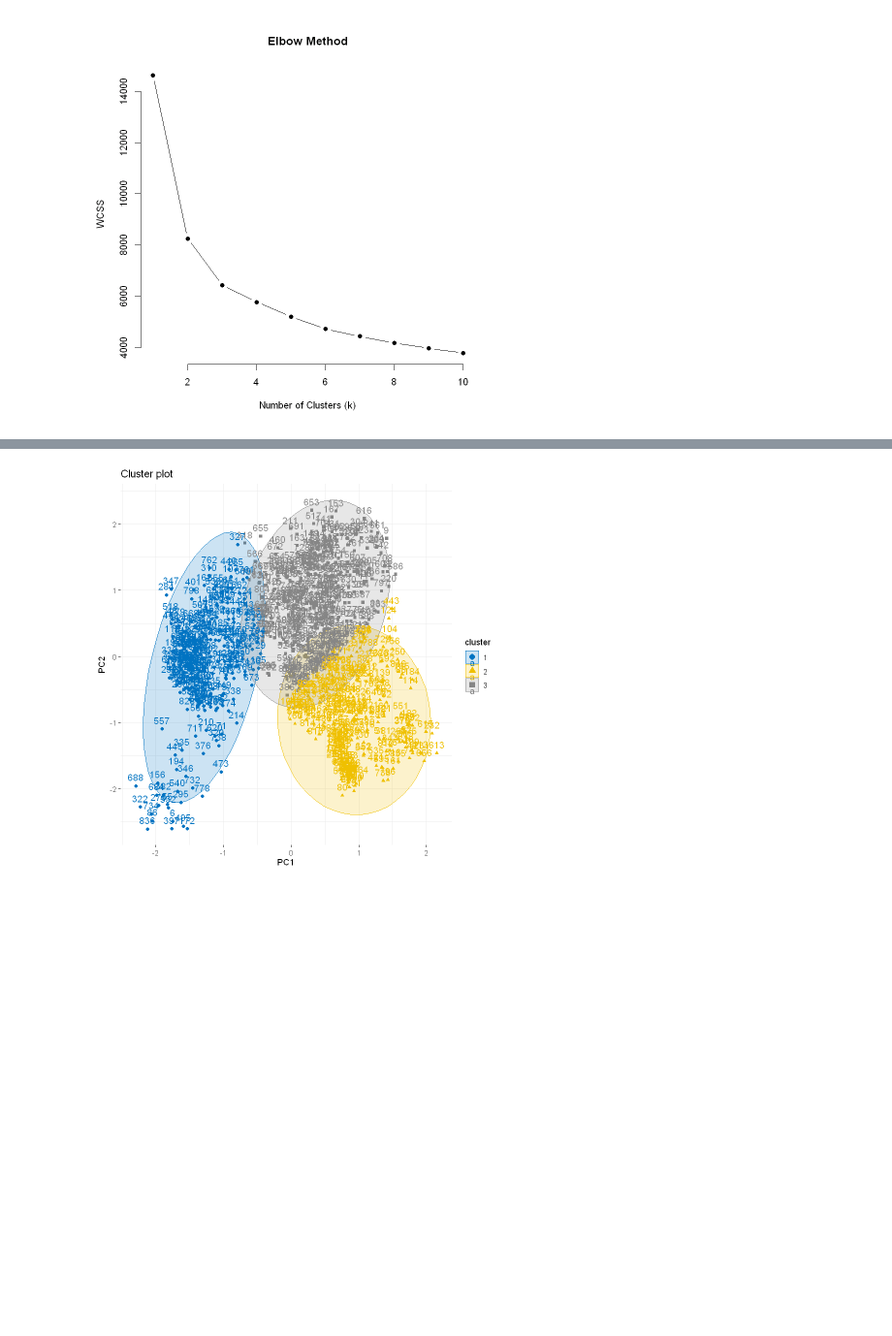
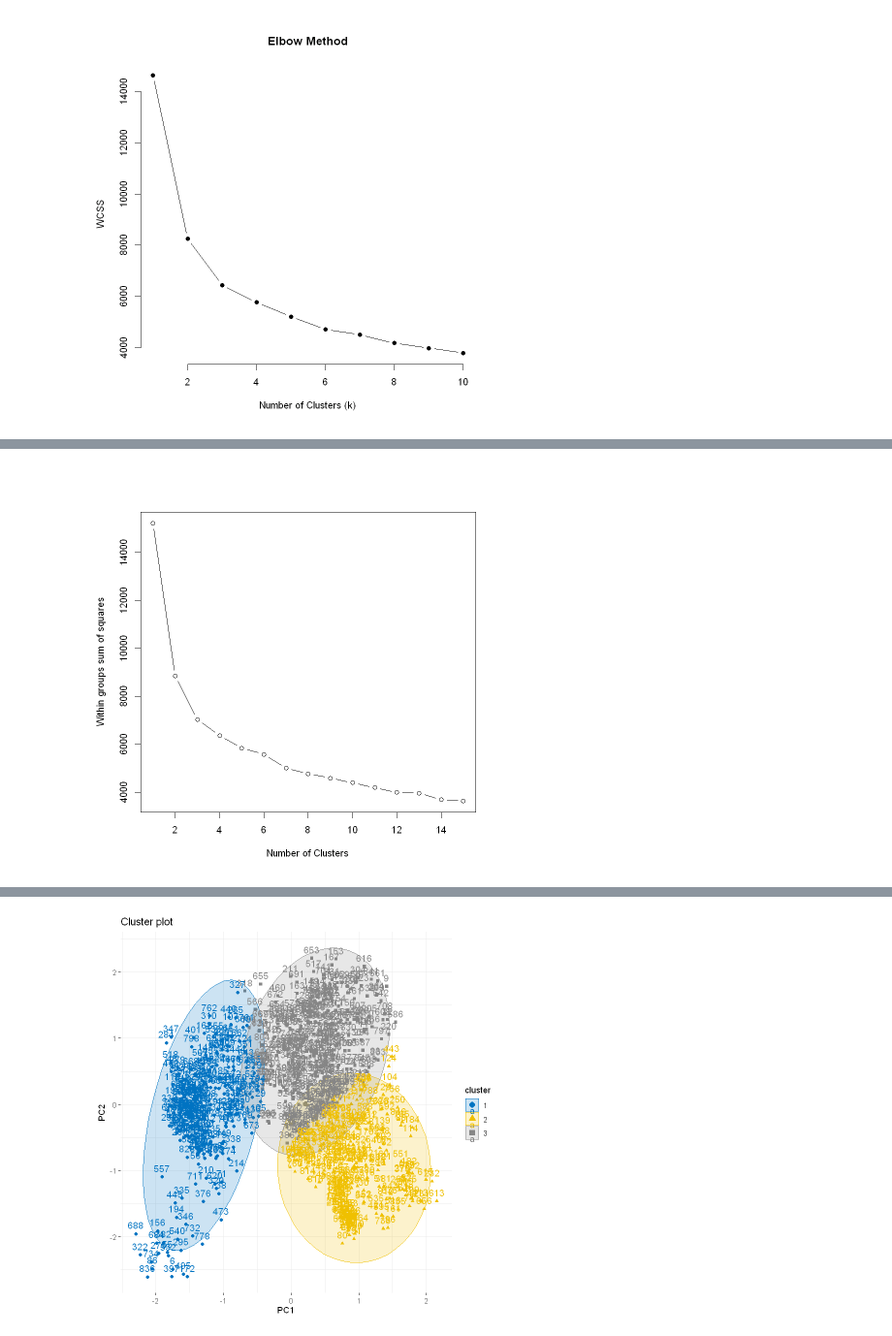
Before and after one commit to lfernando123/Clustering_Of_Vehicles, a Jupyter notebook: KMean.ipynb, the cells around one changed output, grey strips where cells are left out. Shown at 97% size. Saved outputs shown, nothing was run; the diff lists cells and outputs as text; code cells hidden in the pictures; blank space fills up the shorter version.

```diff
--- a/KMean.ipynb
+++ b/KMean.ipynb
@@ -224,3 +267,16 @@ plot(1:10, wcss, type = "b", pch = 19, frame = FALSE,
+# %%
+wss <- 0
+for (i in 1:15){
+wss[i] <-
+sum(kmeans(scaled_data, centers=i)$withinss)
+}
+plot(1:15,
+wss,
+type="b", ### "b" for both####
+xlab="Number of Clusters",
+ylab="Within groups sum of squares")
+# %% [output]
+[figure, added]
 # %%
 library(cluster)
 
```
Also changed, not shown: parts of 4 cells of this notebook, 13 other files.
